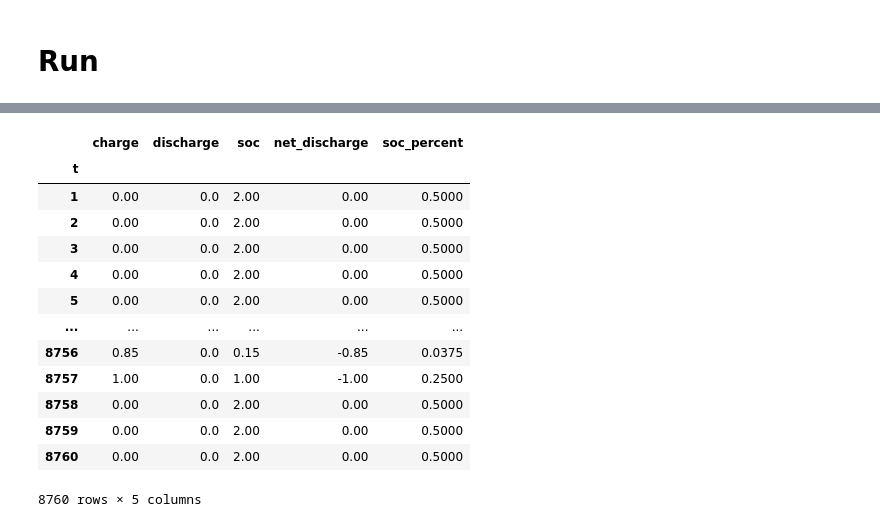
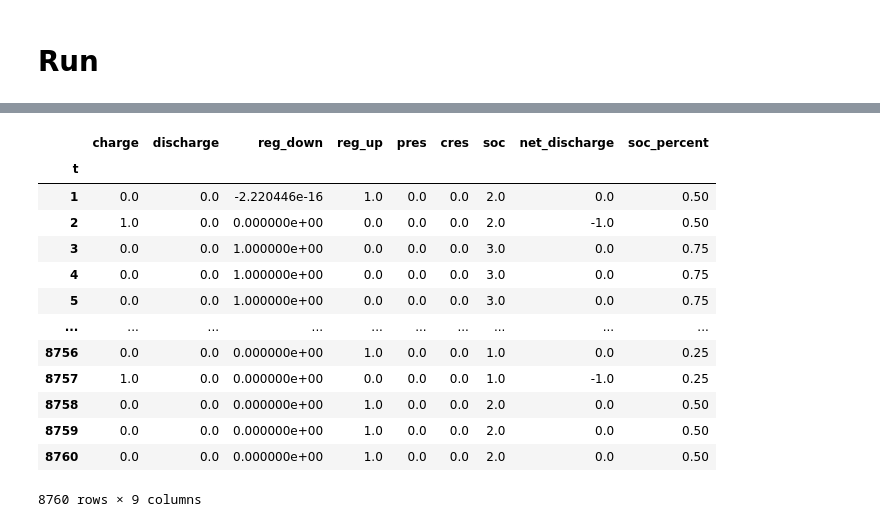
Before and after one commit to AlmostDoneButNever/bess-optimizer, a Jupyter notebook: model.ipynb, the cells around one changed output, grey strips where cells are left out. Saved outputs shown, nothing was run; the diff lists cells and outputs as text; code cells hidden in the pictures.

```diff
--- a/model.ipynb
+++ b/model.ipynb
@@ -12,7 +12,7 @@ from dash.dependencies import Input, Output
 import json
 # %%
 # Read price data from Excel
-price_data = pd.read_excel('data/price_data.xlsx', sheet_name= None, index_col=0)
+price_data = pd.read_excel('data/price_data_arb_reg_separate_res.xlsx', sheet_name= None, index_col=0)
 schedule_data = pd.read_excel('data/schedule_data.xlsx', index_col=0)
 
 # Parameters
@@ -21,7 +21,7 @@ Ceff = 1
 Deff = 1
 cap_power = 1  # Example value
 cap_energy = 4  # Example value
-η = 1000
+η = 1
 dt = 1
 
 λ_0 = 0.5
@@ -197,6 +372,10 @@ creserve = 0
 
 all_charging_schedules = []
 all_discharging_schedules = []
+all_reg_down_schedules = []
+all_reg_up_schedules = []
+all_pres_schedules = []
+all_cres_schedules = []
 all_soc_schedules = []
 
 first_p = 0
@@ -206,7 +385,7 @@ last_p = num_slices - 1
 for p in range(num_slices):
     print("watch", p)
     periodic_price = price_df[p*time_period:(p+1)*time_period]
-    revenue, charging_schedule, discharging_schedule, soc_schedule, [rev_arbitrage, rev_regulation, rev_cont_reserve] = optimize_revenue(initial_soc, periodic_price, p, first_p, last_p)
+    revenue, [charging_schedule, discharging_schedule, soc_schedule, reg_down_schedule, reg_up_schedule, pres_schedule, cres_schedule], [rev_arbitrage, rev_regulation, rev_cont_reserve] = optimize_revenue2(initial_soc, periodic_price, p, first_p, last_p)
     final_soc = soc_schedule[-1]
 
     # Store the results
@@ -217,6 +396,10 @@ for p in range(num_slices):
 
     all_charging_schedules.extend(charging_schedule)
     all_discharging_schedules.extend(discharging_schedule)
+    all_reg_down_schedules.extend(reg_down_schedule)
+    all_reg_up_schedules.extend(reg_up_schedule)
+    all_pres_schedules.extend(pres_schedule)
+    all_cres_schedules.extend(cres_schedule)
     all_soc_schedules.extend(soc_schedule[:-1])
 
     # Update the initial SOC for the next day
@@ -260,33 +439,37 @@ creserve
 # %%
 # Create a DataFrame for the results
 data = {
     't': range(1, len(all_charging_schedules) + 1),
     'charge': all_charging_schedules,
     'discharge': all_discharging_schedules,
+    'reg_down': all_reg_down_schedules,
+    'reg_up': all_reg_up_schedules,
+    'pres': all_pres_schedules,
+    'cres': all_cres_schedules,
     'soc': all_soc_schedules
 }
 
 result_df = pd.DataFrame(data)
 
 result_df = result_df.set_index(['t'])
 
 result_df['net_discharge'] = result_df['discharge'] - result_df['charge']
 result_df['soc_percent'] = result_df['soc'] /cap_energy
 
 result_df
 # %% [output]
-|  | charge | discharge | soc | net_discharge | soc_percent |
-| t |  |  |  |  |  |
-| 1 | 0.00 | 0.0 | 2.00 | 0.00 | 0.5000 |
-| 2 | 0.00 | 0.0 | 2.00 | 0.00 | 0.5000 |
-| 3 | 0.00 | 0.0 | 2.00 | 0.00 | 0.5000 |
-| 4 | 0.00 | 0.0 | 2.00 | 0.00 | 0.5000 |
-| 5 | 0.00 | 0.0 | 2.00 | 0.00 | 0.5000 |
-| ... | ... | ... | ... | ... | ... |
-| 8756 | 0.85 | 0.0 | 0.15 | -0.85 | 0.0375 |
-| 8757 | 1.00 | 0.0 | 1.00 | -1.00 | 0.2500 |
-| 8758 | 0.00 | 0.0 | 2.00 | 0.00 | 0.5000 |
-| 8759 | 0.00 | 0.0 | 2.00 | 0.00 | 0.5000 |
-| 8760 | 0.00 | 0.0 | 2.00 | 0.00 | 0.5000 |
+|  | charge | discharge | reg_down | reg_up | pres | cres | soc | net_discharge | soc_percent |
+| t |  |  |  |  |  |  |  |  |  |
+| 1 | 0.0 | 0.0 | -2.220446e-16 | 1.0 | 0.0 | 0.0 | 2.0 | 0.0 | 0.50 |
+| 2 | 1.0 | 0.0 | 0.000000e+00 | 0.0 | 0.0 | 0.0 | 2.0 | -1.0 | 0.50 |
+| 3 | 0.0 | 0.0 | 1.000000e+00 | 0.0 | 0.0 | 0.0 | 3.0 | 0.0 | 0.75 |
+| 4 | 0.0 | 0.0 | 1.000000e+00 | 0.0 | 0.0 | 0.0 | 3.0 | 0.0 | 0.75 |
+| 5 | 0.0 | 0.0 | 1.000000e+00 | 0.0 | 0.0 | 0.0 | 3.0 | 0.0 | 0.75 |
+| ... | ... | ... | ... | ... | ... | ... | ... | ... | ... |
+| 8756 | 0.0 | 0.0 | 0.000000e+00 | 1.0 | 0.0 | 0.0 | 1.0 | 0.0 | 0.25 |
+| 8757 | 1.0 | 0.0 | 0.000000e+00 | 0.0 | 0.0 | 0.0 | 1.0 | -1.0 | 0.25 |
+| 8758 | 0.0 | 0.0 | 0.000000e+00 | 1.0 | 0.0 | 0.0 | 2.0 | 0.0 | 0.50 |
+| 8759 | 0.0 | 0.0 | 0.000000e+00 | 1.0 | 0.0 | 0.0 | 2.0 | 0.0 | 0.50 |
+| 8760 | 0.0 | 0.0 | 0.000000e+00 | 1.0 | 0.0 | 0.0 | 2.0 | 0.0 | 0.50 |
-8760 rows × 5 columns
+8760 rows × 9 columns
 # %%
```
Also changed, not shown: parts of 11 cells of this notebook, 6 other files.
